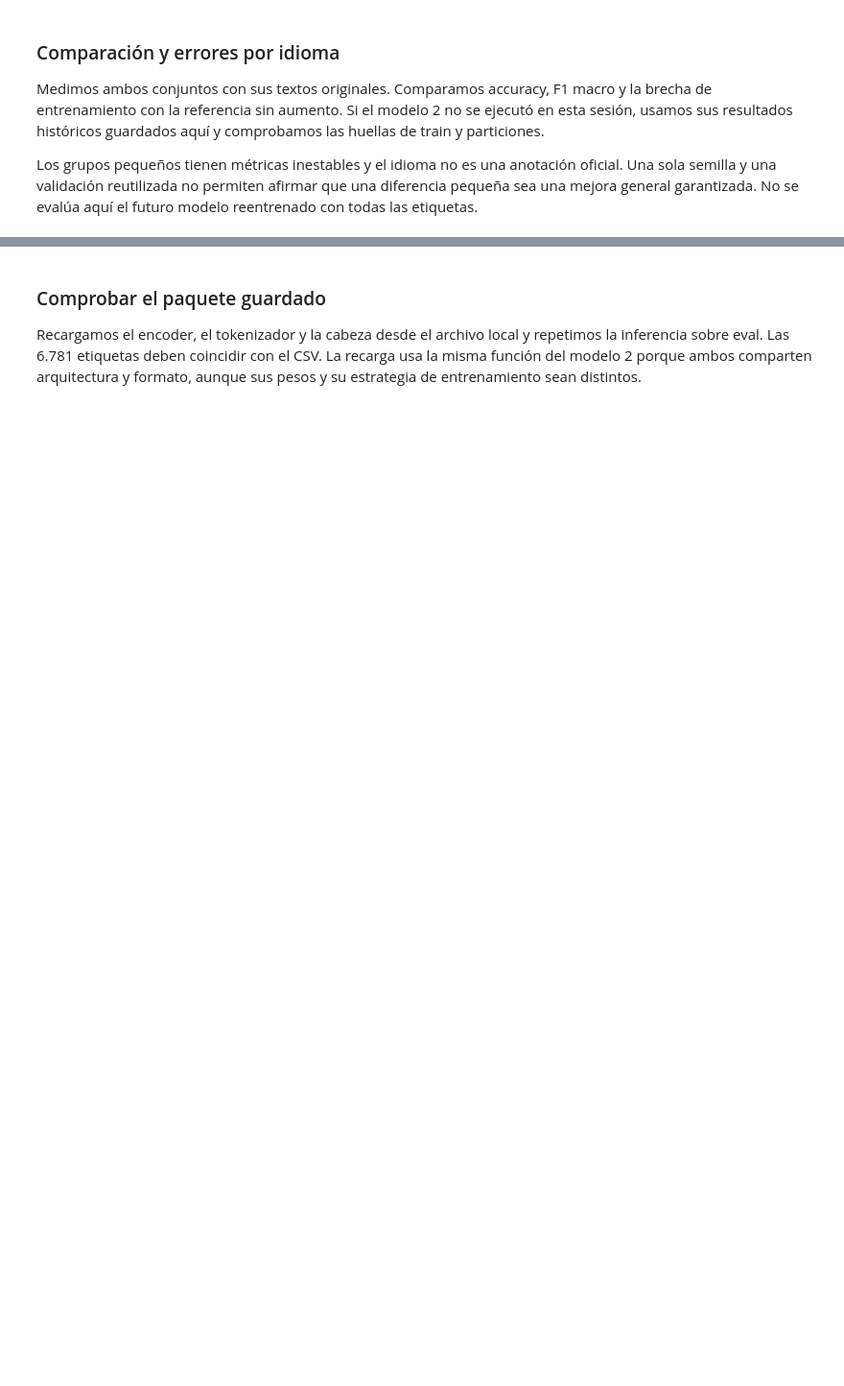
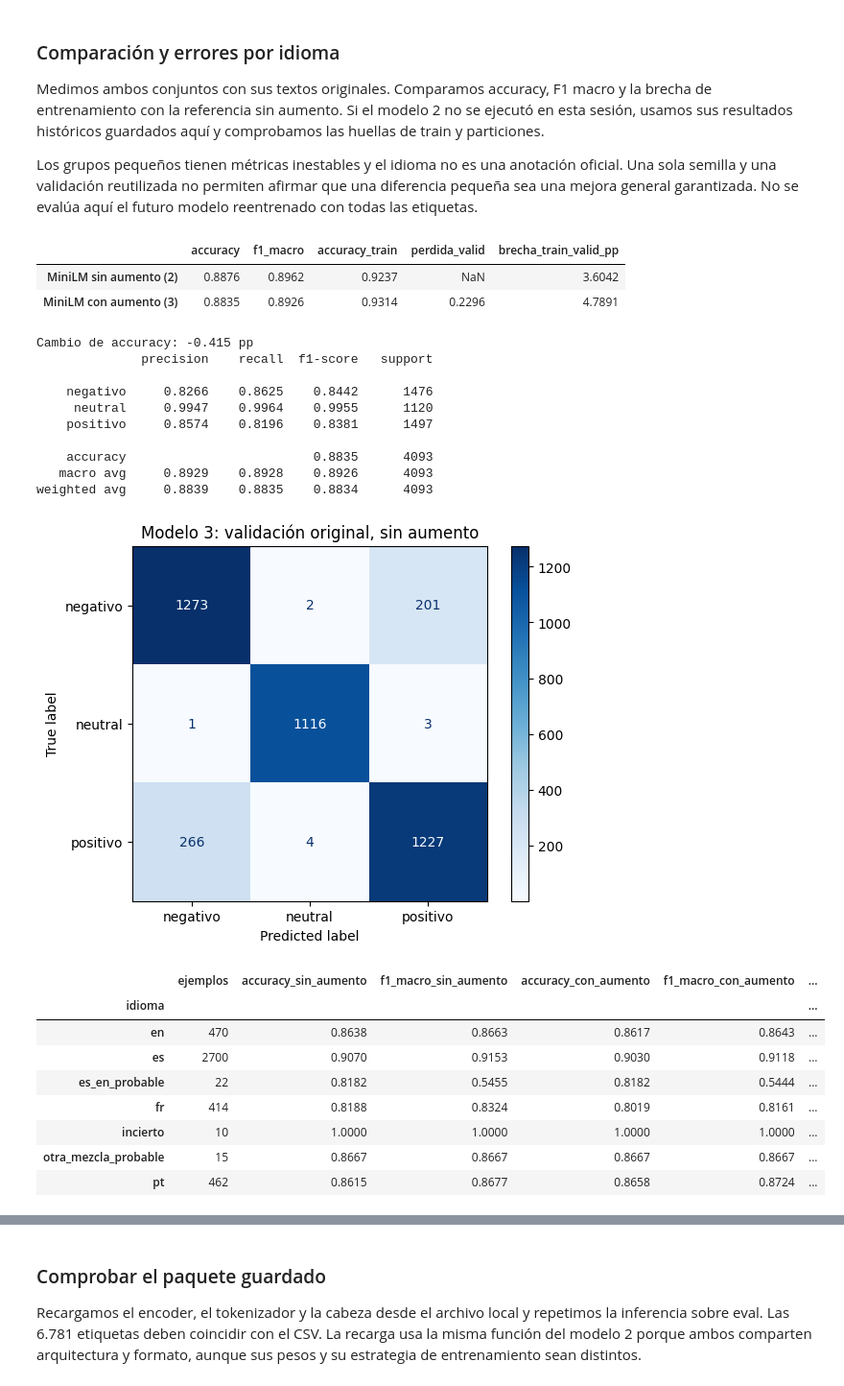
Before and after one commit to jmfonsecau/ISIS-2611-Proyecto-Parte-2, a Jupyter notebook: notebook_parte2.ipynb, the cells around one changed output, grey strips where cells are left out. Shown at 96% size. Saved outputs shown, nothing was run; the diff lists cells and outputs as text; code cells hidden in the pictures; blank space fills up the shorter version.

```diff
--- a/notebook_parte2.ipynb
+++ b/notebook_parte2.ipynb
@@ -1624,16 +1684,25 @@ Medimos ambos conjuntos con sus textos originales. Comparamos accuracy, F1 macro
 
 Los grupos pequeños tienen métricas inestables y el idioma no es una anotación oficial. Una sola semilla y una validación reutilizada no permiten afirmar que una diferencia pequeña sea una mejora general garantizada. No se evalúa aquí el futuro modelo reentrenado con todas las etiquetas.
 # %%
-probas_train_03, _ = predecir_probas_02(modelo_valid_03, sec_train_03, tokenizador_02,
-    batch_size=configuracion_03['eval_batch_size'])
-probas_valid_03, perdida_valid_03 = predecir_probas_02(modelo_valid_03, sec_valid_03, tokenizador_02,
-    batch_size=configuracion_03['eval_batch_size'], etiquetas=y_valid_03)
-pred_valid_03 = np.array(ETIQUETAS)[probas_valid_03.argmax(1)]
-real_valid_03 = train.loc[mascara_valid_01, 'label'].to_numpy()
-metricas_03 = dict(accuracy=float(accuracy_score(real_valid_03, pred_valid_03)),
-    f1_macro=float(f1_score(real_valid_03, pred_valid_03, labels=ETIQUETAS, average='macro')),
-    accuracy_train=float(accuracy_score(y_train_03.numpy(), probas_train_03.argmax(1))),
-    perdida_valid=float(perdida_valid_03))
+if desde_cache_03 and meta_cache_03.get('entrenado_con_todo_train', False):
+    guardadas_03 = pd.DataFrame(meta_cache_03['predicciones_validacion'])
+    assert guardadas_03['id'].tolist() == train.loc[mascara_valid_01, 'id'].tolist()
+    pred_valid_03 = guardadas_03['prediccion'].to_numpy()
+    confianza_valid_03 = guardadas_03['confianza_prediccion'].to_numpy()
+    real_valid_03 = train.loc[mascara_valid_01, 'label'].to_numpy()
+    metricas_03 = dict(meta_cache_03['metricas_validacion'])
+else:
+    probas_train_03, _ = predecir_probas_02(modelo_valid_03, sec_train_03, tokenizador_02,
+        batch_size=configuracion_03['eval_batch_size'])
+    probas_valid_03, perdida_valid_03 = predecir_probas_02(modelo_valid_03, sec_valid_03, tokenizador_02,
+        batch_size=configuracion_03['eval_batch_size'], etiquetas=y_valid_03)
+    pred_valid_03 = np.array(ETIQUETAS)[probas_valid_03.argmax(1)]
+    confianza_valid_03 = probas_valid_03.max(1)
+    real_valid_03 = train.loc[mascara_valid_01, 'label'].to_numpy()
+    metricas_03 = dict(accuracy=float(accuracy_score(real_valid_03, pred_valid_03)),
+        f1_macro=float(f1_score(real_valid_03, pred_valid_03, labels=ETIQUETAS, average='macro')),
+        accuracy_train=float(accuracy_score(y_train_03.numpy(), probas_train_03.argmax(1))),
+        perdida_valid=float(perdida_valid_03))
 comparacion_03 = pd.DataFrame([metricas_base_03, metricas_03],
     index=['MiniLM sin aumento (2)', 'MiniLM con aumento (3)'])
 comparacion_03['brecha_train_valid_pp'] = 100 * (comparacion_03['accuracy_train'] - comparacion_03['accuracy'])
@@ -1642,31 +1711,55 @@ print('Cambio de accuracy:', round(100 * (metricas_03['accuracy'] - metricas_bas
 print(classification_report(real_valid_03, pred_valid_03, labels=ETIQUETAS, digits=4, zero_division=0))
 ConfusionMatrixDisplay.from_predictions(real_valid_03, pred_valid_03, labels=ETIQUETAS, cmap='Blues')
 plt.title('Modelo 3: validación original, sin aumento')
 plt.show()
 resultados_validacion_03 = train.loc[mascara_valid_01, ['id', 'text', 'label']].copy()
 resultados_validacion_03['prediccion'] = pred_valid_03
 resultados_validacion_03['idioma_estimado'] = particiones_01.loc[mascara_valid_01, 'idioma_estimado'].to_numpy()
-resultados_validacion_03['confianza_prediccion'] = probas_valid_03.max(1)
+resultados_validacion_03['confianza_prediccion'] = confianza_valid_03
 resumen_idiomas_03 = pd.DataFrame([
     dict(idioma=idioma, ejemplos=len(filas),
          accuracy=float(accuracy_score(filas['label'], filas['prediccion'])),
          f1_macro=float(f1_score(filas['label'], filas['prediccion'], labels=ETIQUETAS,
                                  average='macro', zero_division=0)))
     for idioma, filas in resultados_validacion_03.groupby('idioma_estimado')
 ]).set_index('idioma')
 comparacion_idiomas_03 = idiomas_base_03[['ejemplos', 'accuracy', 'f1_macro']].join(
     resumen_idiomas_03[['accuracy', 'f1_macro']], lsuffix='_sin_aumento', rsuffix='_con_aumento')
 comparacion_idiomas_03['delta_accuracy_pp'] = 100 * (comparacion_idiomas_03['accuracy_con_aumento']
     - comparacion_idiomas_03['accuracy_sin_aumento'])
 comparacion_idiomas_03['delta_f1_pp'] = 100 * (comparacion_idiomas_03['f1_macro_con_aumento']
     - comparacion_idiomas_03['f1_macro_sin_aumento'])
 display(comparacion_idiomas_03.round(4))
 fallos_03 = resultados_validacion_03.loc[resultados_validacion_03['label'] != resultados_validacion_03['prediccion']]
 print('Errores de validación:', len(fallos_03))
 for idioma, filas in fallos_03.groupby('idioma_estimado'):
     ejemplo = filas.iloc[0]
     print(f"\n{idioma}: {len(filas)} errores. id={ejemplo['id']}; real={ejemplo['label']}; predicción={ejemplo['prediccion']}")
     print(ejemplo['text'])
 gc.collect()
 if dispositivo_02 == 'mps':
     torch.mps.empty_cache()
+# %% [output]
+|  | accuracy | f1_macro | accuracy_train | perdida_valid | brecha_train_valid_pp |
+| MiniLM sin aumento (2) | 0.8876 | 0.8962 | 0.9237 | NaN | 3.6042 |
+| MiniLM con aumento (3) | 0.8835 | 0.8926 | 0.9314 | 0.2296 | 4.7891 |
+Cambio de accuracy: -0.415 pp
+              precision    recall  f1-score   support
+
+    negativo     0.8266    0.8625    0.8442      1476
+     neutral     0.9947    0.9964    0.9955      1120
+    positivo     0.8574    0.8196    0.8381      1497
+
+    accuracy                         0.8835      4093
+   macro avg     0.8929    0.8928    0.8926      4093
+weighted avg     0.8839    0.8835    0.8834      4093
+[figure, added]
+|  | ejemplos | accuracy_sin_aumento | f1_macro_sin_aumento | accuracy_con_aumento | f1_macro_con_aumento | ... |
+| idioma |  |  |  |  |  | ... |
+| en | 470 | 0.8638 | 0.8663 | 0.8617 | 0.8643 | ... |
+| es | 2700 | 0.9070 | 0.9153 | 0.9030 | 0.9118 | ... |
+| es_en_probable | 22 | 0.8182 | 0.5455 | 0.8182 | 0.5444 | ... |
+| fr | 414 | 0.8188 | 0.8324 | 0.8019 | 0.8161 | ... |
+| incierto | 10 | 1.0000 | 1.0000 | 1.0000 | 1.0000 | ... |
+| otra_mezcla_probable | 15 | 0.8667 | 0.8667 | 0.8667 | 0.8667 | ... |
+| pt | 462 | 0.8615 | 0.8677 | 0.8658 | 0.8724 | ... |
```
Also changed, not shown: parts of 13 cells of this notebook, 2 other files.
